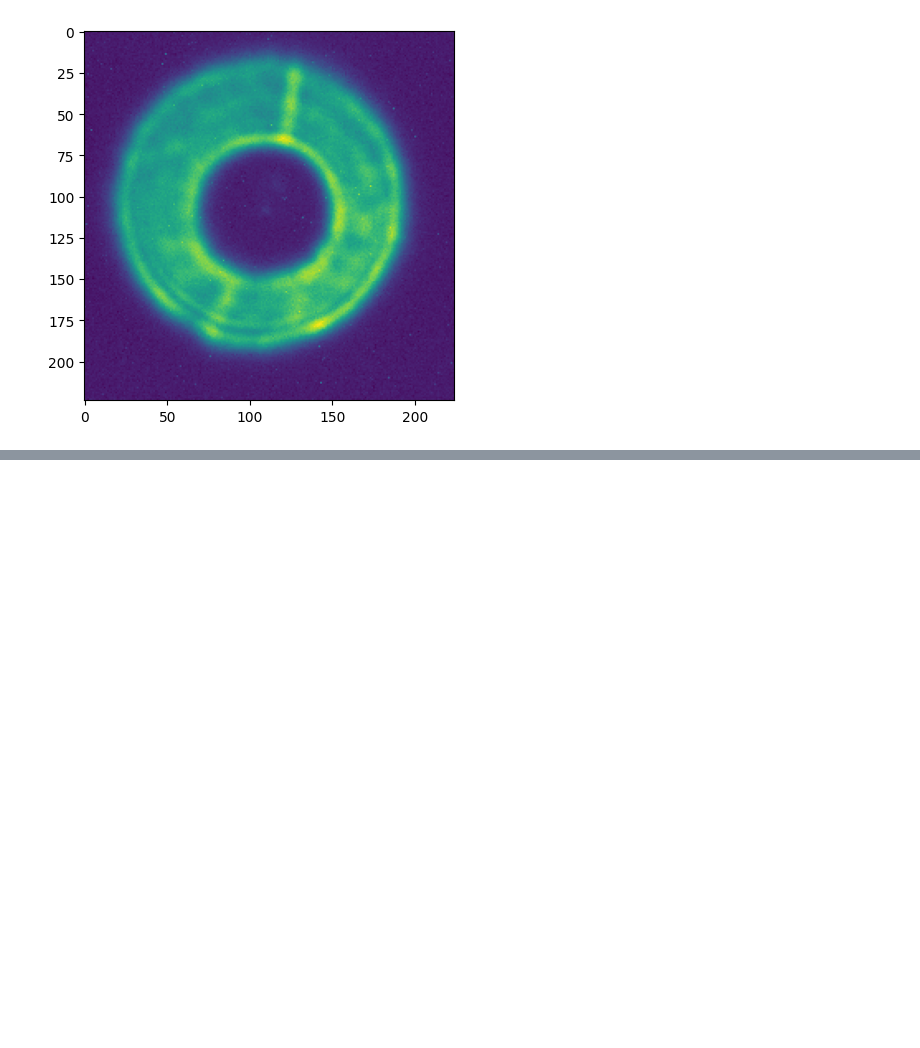
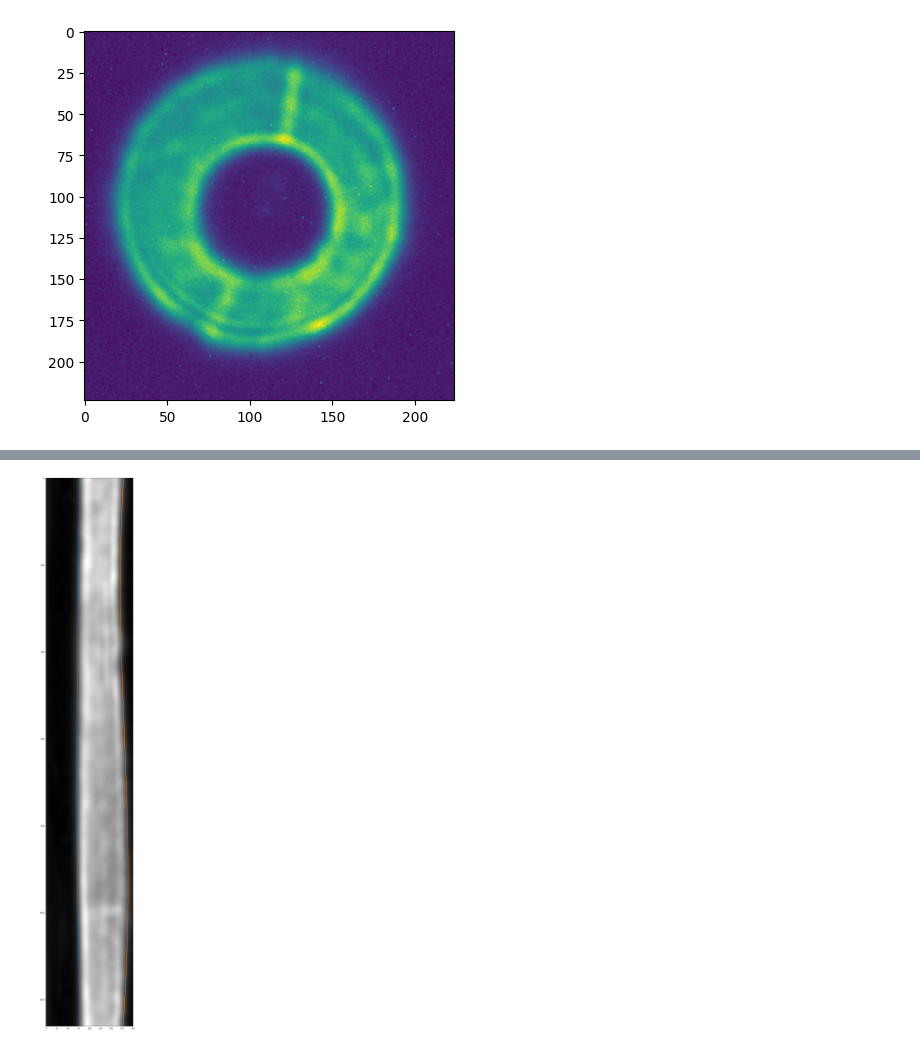
Before and after one commit to tepickering/ser_utils, a Jupyter notebook: notebooks/fass_dev.ipynb, the cells around one changed output, grey strips where cells are left out. Saved outputs shown, nothing was run; the diff lists cells and outputs as text; code cells hidden in the pictures; blank space fills up the shorter version.

```diff
--- a/notebooks/fass_dev.ipynb
+++ b/notebooks/fass_dev.ipynb
@@ -141,0 +169,12 @@ plt.show()
+# %%
+fig = plt.figure(figsize=(50, 50))
+stacked = uc.mean(axis=0)
+stacked = filters.gaussian(stacked, sigma=4)
+y = np.arange(stacked.shape[0])
+plt.imshow(stacked, cmap='gray')
+contours = measure.find_contours(stacked, 0.3 * stacked.max())
+plt.plot(contour_inner(y), y, linewidth=2)
+plt.plot(contour_outer(y), y, linewidth=2)
+plt.show()
+# %% [output]
+[figure, added]
```
Also changed, not shown: parts of 11 cells of this notebook.
